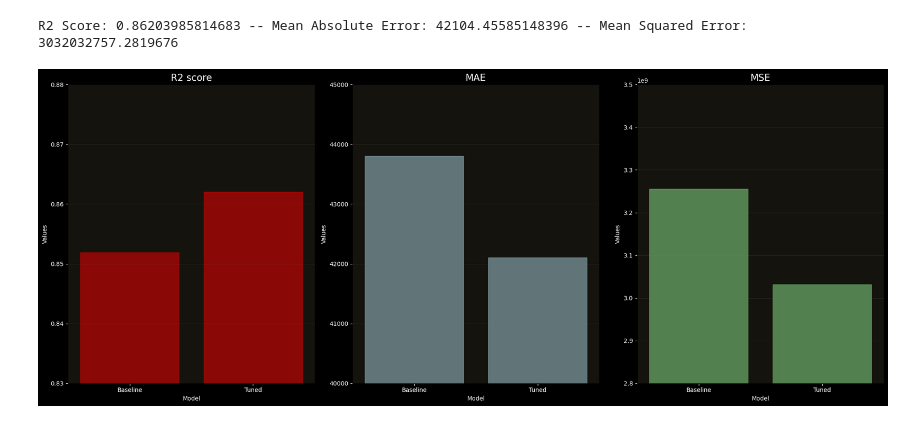
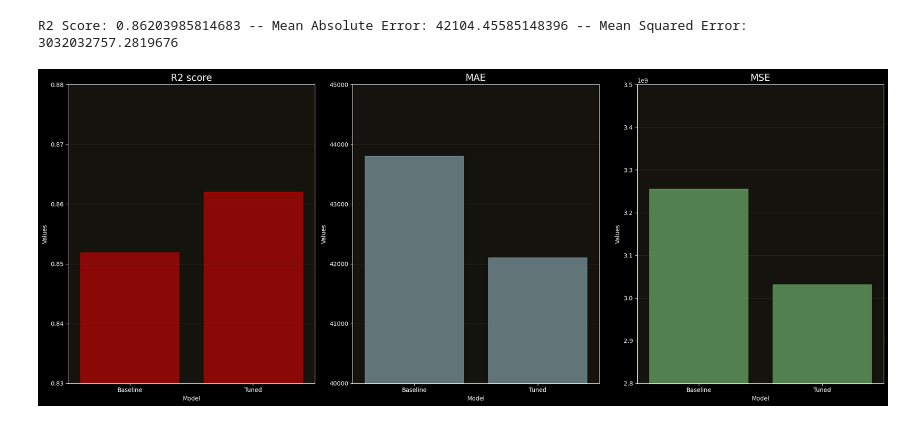
Before and after one commit to imelinc/housing-prices-project, a Jupyter notebook: housing-project.ipynb, the cells around one changed output. Drawn from its saved outputs; the diff is of its cells as text; code cells hidden in the pictures.

```diff
--- a/housing-project.ipynb
+++ b/housing-project.ipynb
@@ -255,31 +255,33 @@ axes = [ax1, ax2, ax3]
 for i, ax in enumerate(axes):
     df = pd.DataFrame({
         "Model": m,
         "Values": [baseline_metrics[i], tuned_metrics[i]]
     })
 
     sns.barplot(data=df, x="Model", y="Values", ax=ax)
 
     ax.set_title(metrics[i], color="white", fontsize=16)
     ax.set_facecolor("#15130d")
     ax.tick_params(colors='white')
     ax.xaxis.label.set_color('white')
     ax.yaxis.label.set_color('white')
     ax.grid(True, color="gray", alpha= 0.2, axis="y")
+    for spine in ax.spines.values():
+        spine.set_color("white")
 
 ax1.set_ylim(0.83, 0.88)
 ax2.set_ylim(40000, 45000)
 ax3.set_ylim(2.8e9, 3.5e9)
 
 subplot_colors = ["red", "lightblue", "lightgreen"]
 
 for ax, color in zip(axes, subplot_colors):
     for bar in ax.patches:
         bar.set_color(color)
         bar.set_alpha(0.5)
 
 
 
 plt.tight_layout()
 # %% [output]
-[figure, old version]
+[figure, new version]
```
